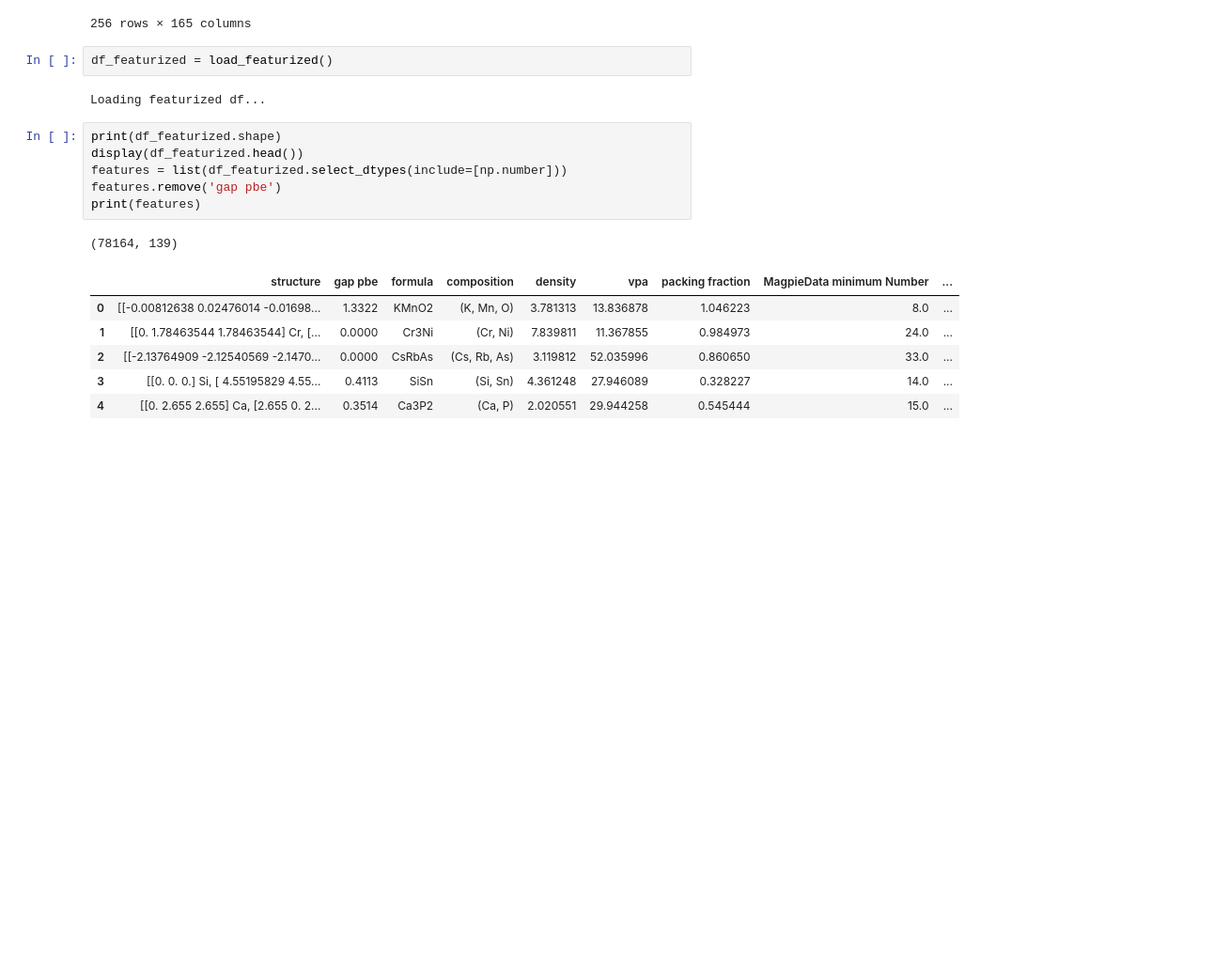
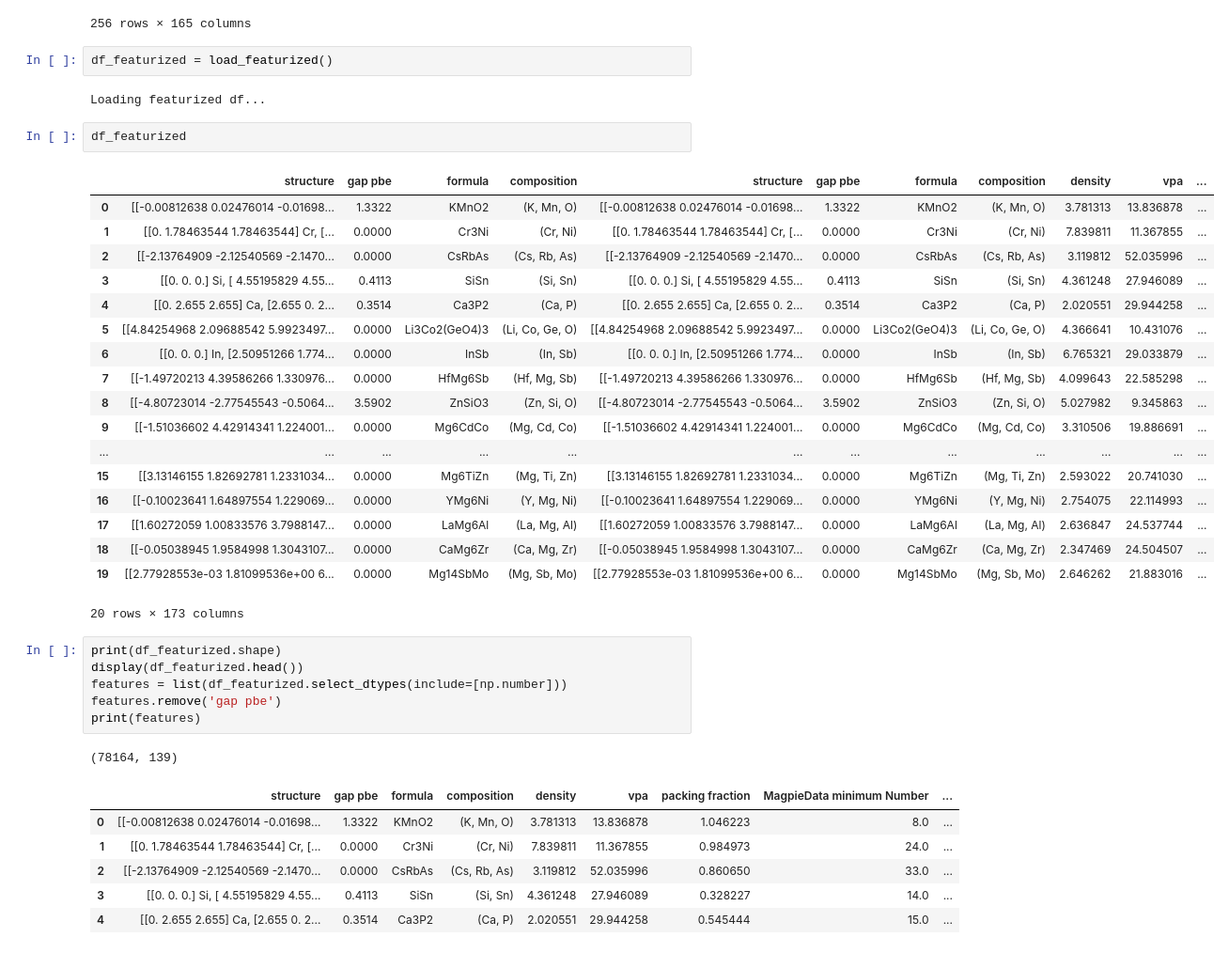
Before and after one commit to cl0udsw1tch/mse1628a2, a Jupyter notebook: a2.ipynb, the cells around one changed output. Shown at 94% size. Drawn from its saved outputs; the diff is of its cells as text; blank space fills up the shorter version.

```diff
--- a/a2.ipynb
+++ b/a2.ipynb
@@ -75,6 +88,27 @@ display((dd))
 df_featurized = load_featurized()
 # %% [output]
 Loading featurized df...
+# %%
+df_featurized
+# %% [output]
+|  | structure | gap pbe | formula | composition | structure | gap pbe | formula | composition | density | vpa | ... |
+| 0 | [[-0.00812638 0.02476014 -0.01698... | 1.3322 | KMnO2 | (K, Mn, O) | [[-0.00812638 0.02476014 -0.01698... | 1.3322 | KMnO2 | (K, Mn, O) | 3.781313 | 13.836878 | ... |
+| 1 | [[0. 1.78463544 1.78463544] Cr, [... | 0.0000 | Cr3Ni | (Cr, Ni) | [[0. 1.78463544 1.78463544] Cr, [... | 0.0000 | Cr3Ni | (Cr, Ni) | 7.839811 | 11.367855 | ... |
+| 2 | [[-2.13764909 -2.12540569 -2.1470... | 0.0000 | CsRbAs | (Cs, Rb, As) | [[-2.13764909 -2.12540569 -2.1470... | 0.0000 | CsRbAs | (Cs, Rb, As) | 3.119812 | 52.035996 | ... |
+| 3 | [[0. 0. 0.] Si, [ 4.55195829 4.55... | 0.4113 | SiSn | (Si, Sn) | [[0. 0. 0.] Si, [ 4.55195829 4.55... | 0.4113 | SiSn | (Si, Sn) | 4.361248 | 27.946089 | ... |
+| 4 | [[0. 2.655 2.655] Ca, [2.655 0. 2... | 0.3514 | Ca3P2 | (Ca, P) | [[0. 2.655 2.655] Ca, [2.655 0. 2... | 0.3514 | Ca3P2 | (Ca, P) | 2.020551 | 29.944258 | ... |
+| 5 | [[4.84254968 2.09688542 5.9923497... | 0.0000 | Li3Co2(GeO4)3 | (Li, Co, Ge, O) | [[4.84254968 2.09688542 5.9923497... | 0.0000 | Li3Co2(GeO4)3 | (Li, Co, Ge, O) | 4.366641 | 10.431076 | ... |
+| 6 | [[0. 0. 0.] In, [2.50951266 1.774... | 0.0000 | InSb | (In, Sb) | [[0. 0. 0.] In, [2.50951266 1.774... | 0.0000 | InSb | (In, Sb) | 6.765321 | 29.033879 | ... |
+| 7 | [[-1.49720213 4.39586266 1.330976... | 0.0000 | HfMg6Sb | (Hf, Mg, Sb) | [[-1.49720213 4.39586266 1.330976... | 0.0000 | HfMg6Sb | (Hf, Mg, Sb) | 4.099643 | 22.585298 | ... |
+| 8 | [[-4.80723014 -2.77545543 -0.5064... | 3.5902 | ZnSiO3 | (Zn, Si, O) | [[-4.80723014 -2.77545543 -0.5064... | 3.5902 | ZnSiO3 | (Zn, Si, O) | 5.027982 | 9.345863 | ... |
+| 9 | [[-1.51036602 4.42914341 1.224001... | 0.0000 | Mg6CdCo | (Mg, Cd, Co) | [[-1.51036602 4.42914341 1.224001... | 0.0000 | Mg6CdCo | (Mg, Cd, Co) | 3.310506 | 19.886691 | ... |
+| ... | ... | ... | ... | ... | ... | ... | ... | ... | ... | ... | ... |
+| 15 | [[3.13146155 1.82692781 1.2331034... | 0.0000 | Mg6TiZn | (Mg, Ti, Zn) | [[3.13146155 1.82692781 1.2331034... | 0.0000 | Mg6TiZn | (Mg, Ti, Zn) | 2.593022 | 20.741030 | ... |
+| 16 | [[-0.10023641 1.64897554 1.229069... | 0.0000 | YMg6Ni | (Y, Mg, Ni) | [[-0.10023641 1.64897554 1.229069... | 0.0000 | YMg6Ni | (Y, Mg, Ni) | 2.754075 | 22.114993 | ... |
+| 17 | [[1.60272059 1.00833576 3.7988147... | 0.0000 | LaMg6Al | (La, Mg, Al) | [[1.60272059 1.00833576 3.7988147... | 0.0000 | LaMg6Al | (La, Mg, Al) | 2.636847 | 24.537744 | ... |
+| 18 | [[-0.05038945 1.9584998 1.3043107... | 0.0000 | CaMg6Zr | (Ca, Mg, Zr) | [[-0.05038945 1.9584998 1.3043107... | 0.0000 | CaMg6Zr | (Ca, Mg, Zr) | 2.347469 | 24.504507 | ... |
+| 19 | [[2.77928553e-03 1.81099536e+00 6... | 0.0000 | Mg14SbMo | (Mg, Sb, Mo) | [[2.77928553e-03 1.81099536e+00 6... | 0.0000 | Mg14SbMo | (Mg, Sb, Mo) | 2.646262 | 21.883016 | ... |
+20 rows × 173 columns
 # %%
 print(df_featurized.shape)
 display(df_featurized.head())
```
Also changed, not shown: parts of 3 cells of this notebook, 2 other files.
